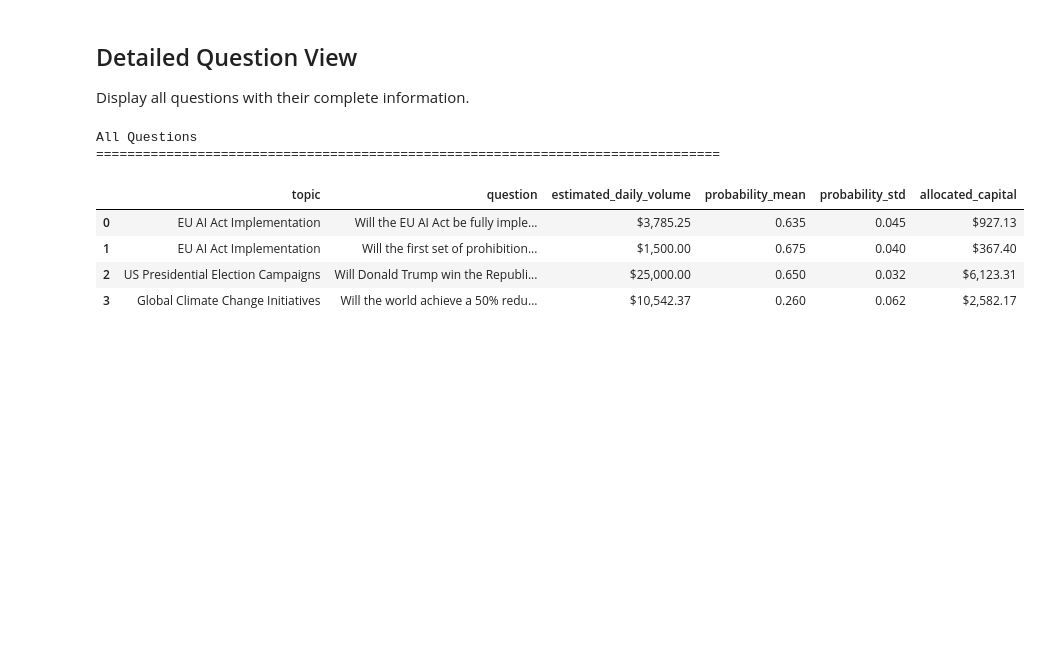
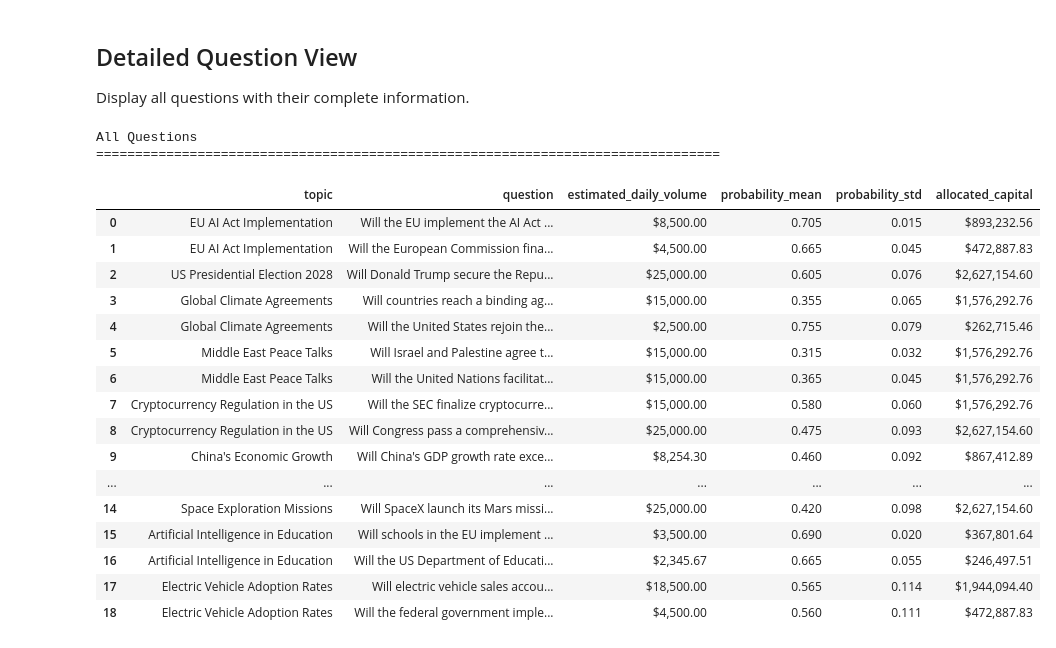
Before and after one commit to williamcottrell72/eterniscollab, a Jupyter notebook: notebooks/pipeline_summary.ipynb, the cells around one changed output. Saved outputs shown, nothing was run; the diff lists cells and outputs as text; code cells hidden in the pictures; blank space fills up the shorter version.

```diff
--- a/notebooks/pipeline_summary.ipynb
+++ b/notebooks/pipeline_summary.ipynb
@@ -116,8 +61,8 @@ Select a run ID from the list above and load its results.
 # %%
 # Select a run to explore
 # Change this to any run_id from the list above
-RUN_ID = "20251016_1126"  # Example - replace with actual run ID
-RUN_ID = "20251016_1138"
+# RUN_ID = "20251016_1138"
+RUN_ID = "20251016_1407"
 # If you want to use the most recent run automatically:
 if len(runs_df) > 0:
     RUN_ID = runs_df.iloc[0]['run_id']
@@ -352,44 +210,28 @@ if df is not None and 'estimated_daily_volume' in df.columns and 'probability_me
 Display all questions with their complete information.
 # %%
 if df is not None:
-    # Select columns to display
-    display_cols = ['topic', 'question', 'estimated_daily_volume', 'probability_mean',
-                    'probability_std', 'allocated_capital']
-
-    # Filter to available columns
-    display_cols = [col for col in display_cols if col in df.columns]
-
-    df_display = df[display_cols].copy()
-
-    # Format numeric columns
-    if 'estimated_daily_volume' in df_display.columns:
-        df_display['estimated_daily_volume'] = df_display['estimated_daily_volume'].apply(
-            lambda x: f"${x:,.2f}" if pd.notna(x) else "N/A"
-        )
-
-    if 'allocated_capital' in df_display.columns:
-        df_display['allocated_capital'] = df_display['allocated_capital'].apply(
-            lambda x: f"${x:,.2f}" if pd.notna(x) else "N/A"
-        )
-
-    if 'probability_mean' in df_display.columns:
-        df_display['probability_mean'] = df_display['probability_mean'].apply(
-            lambda x: f"{x:.3f}" if pd.notna(x) else "N/A"
-        )
-
-    if 'probability_std' in df_display.columns:
-        df_display['probability_std'] = df_display['probability_std'].apply(
-            lambda x: f"{x:.3f}" if pd.notna(x) else "N/A"
-        )
-
-    print("All Questions")
-    print("=" * 80)
-    display(df_display)
+    df_display = format_results_display(df)
+    if df_display is not None:
+        print("All Questions")
+        print("=" * 80)
+        display(df_display)
 # %% [output]
 All Questions
 ================================================================================
 |  | topic | question | estimated_daily_volume | probability_mean | probability_std | allocated_capital |
-| 0 | EU AI Act Implementation | Will the EU AI Act be fully imple... | $3,785.25 | 0.635 | 0.045 | $927.13 |
-| 1 | EU AI Act Implementation | Will the first set of prohibition... | $1,500.00 | 0.675 | 0.040 | $367.40 |
-| 2 | US Presidential Election Campaigns | Will Donald Trump win the Republi... | $25,000.00 | 0.650 | 0.032 | $6,123.31 |
-| 3 | Global Climate Change Initiatives | Will the world achieve a 50% redu... | $10,542.37 | 0.260 | 0.062 | $2,582.17 |
+| 0 | EU AI Act Implementation | Will the EU implement the AI Act ... | $8,500.00 | 0.705 | 0.015 | $893,232.56 |
+| 1 | EU AI Act Implementation | Will the European Commission fina... | $4,500.00 | 0.665 | 0.045 | $472,887.83 |
+| 2 | US Presidential Election 2028 | Will Donald Trump secure the Repu... | $25,000.00 | 0.605 | 0.076 | $2,627,154.60 |
+| 3 | Global Climate Agreements | Will countries reach a binding ag... | $15,000.00 | 0.355 | 0.065 | $1,576,292.76 |
+| 4 | Global Climate Agreements | Will the United States rejoin the... | $2,500.00 | 0.755 | 0.079 | $262,715.46 |
+| 5 | Middle East Peace Talks | Will Israel and Palestine agree t... | $15,000.00 | 0.315 | 0.032 | $1,576,292.76 |
+| 6 | Middle East Peace Talks | Will the United Nations facilitat... | $15,000.00 | 0.365 | 0.045 | $1,576,292.76 |
+| 7 | Cryptocurrency Regulation in the US | Will the SEC finalize cryptocurre... | $15,000.00 | 0.580 | 0.060 | $1,576,292.76 |
+| 8 | Cryptocurrency Regulation in the US | Will Congress pass a comprehensiv... | $25,000.00 | 0.475 | 0.093 | $2,627,154.60 |
+| 9 | China's Economic Growth | Will China's GDP growth rate exce... | $8,254.30 | 0.460 | 0.092 | $867,412.89 |
+| ... | ... | ... | ... | ... | ... | ... |
+| 14 | Space Exploration Missions | Will SpaceX launch its Mars missi... | $25,000.00 | 0.420 | 0.098 | $2,627,154.60 |
+| 15 | Artificial Intelligence in Education | Will schools in the EU implement ... | $3,500.00 | 0.690 | 0.020 | $367,801.64 |
+| 16 | Artificial Intelligence in Education | Will the US Department of Educati... | $2,345.67 | 0.665 | 0.055 | $246,497.51 |
+| 17 | Electric Vehicle Adoption Rates | Will electric vehicle sales accou... | $18,500.00 | 0.565 | 0.114 | $1,944,094.40 |
+| 18 | Electric Vehicle Adoption Rates | Will the federal government imple... | $4,500.00 | 0.560 | 0.111 | $472,887.83 |
```
Also changed, not shown: parts of 25 cells of this notebook, 8 other files.
